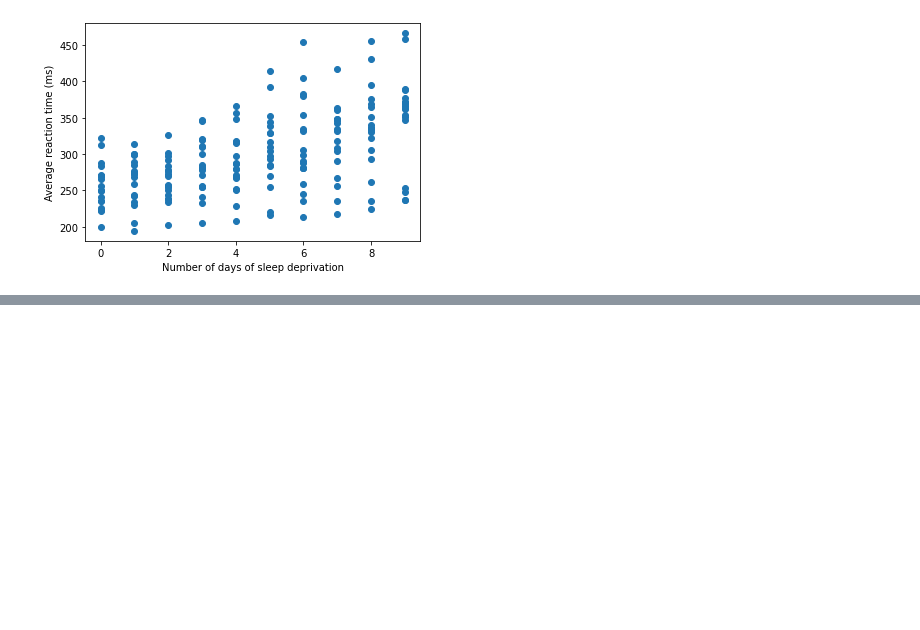
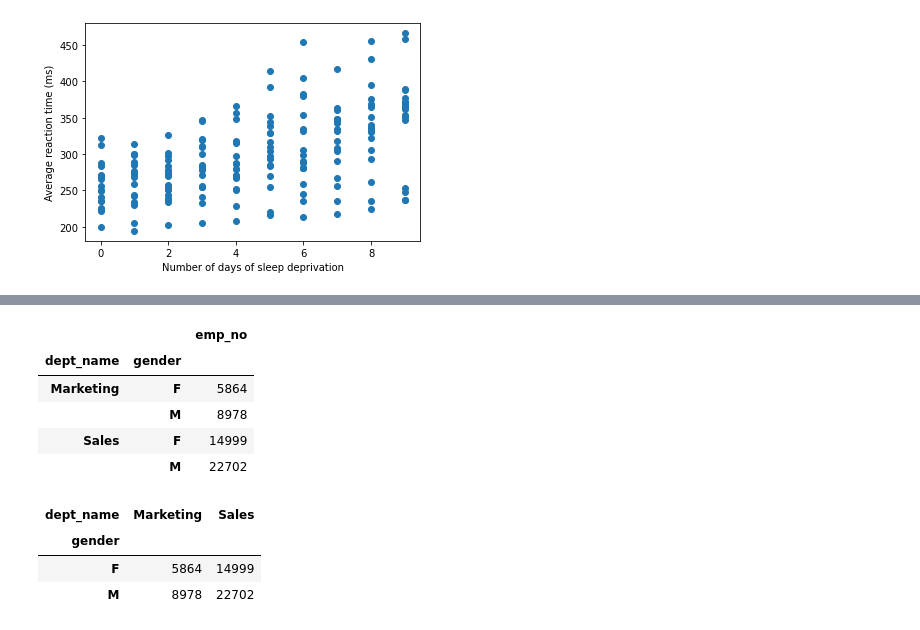
Before and after one commit to Olivert75/statistics-exercises, a Jupyter notebook: hypothesis_testing.ipynb, the cells around one changed output, grey strips where cells are left out. Drawn from its saved outputs; the diff is of its cells as text; code cells hidden in the pictures; blank space fills up the shorter version.

```diff
--- a/hypothesis_testing.ipynb
+++ b/hypothesis_testing.ipynb
@@ -661,0 +789,17 @@ Use the data from the employees database to answer these questions:
+# %%
+query3_df.groupby(["dept_name","gender"]).count()[["emp_no"]]
+# %% [output]
+|  |  | emp_no |
+| dept_name | gender |  |
+| Marketing | F | 5864 |
+|  | M | 8978 |
+| Sales | F | 14999 |
+|  | M | 22702 |
+# %%
+observed3 = pd.crosstab(query3_df.gender, query3_df.dept_name)
+observed3
+# %% [output]
+| dept_name | Marketing | Sales |
+| gender |  |  |
+| F | 5864 | 14999 |
+| M | 8978 | 22702 |
```
Also changed, not shown: parts of 55 cells of this notebook.
